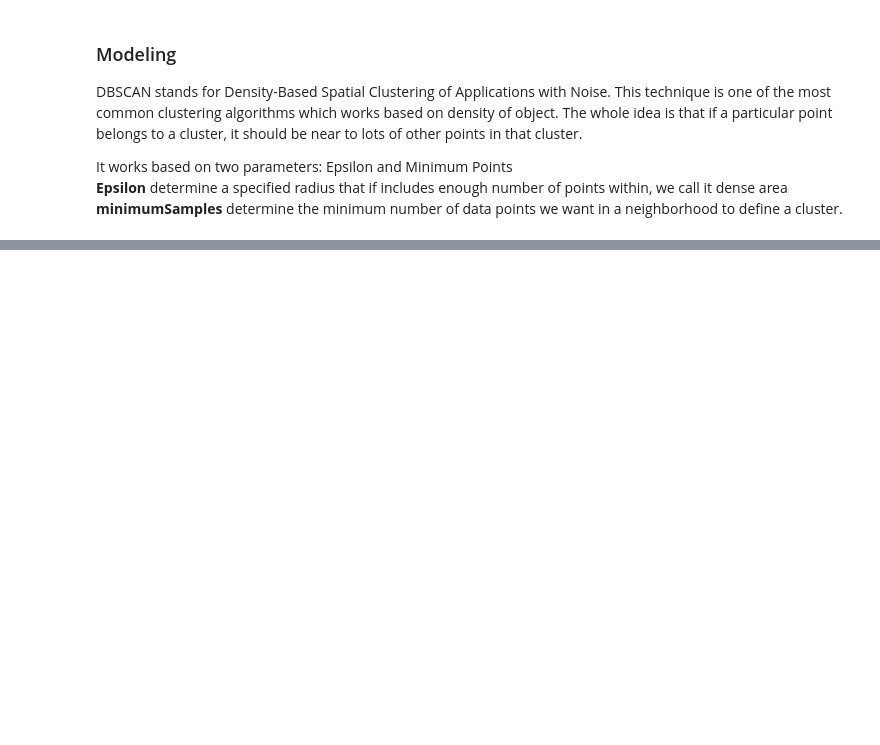
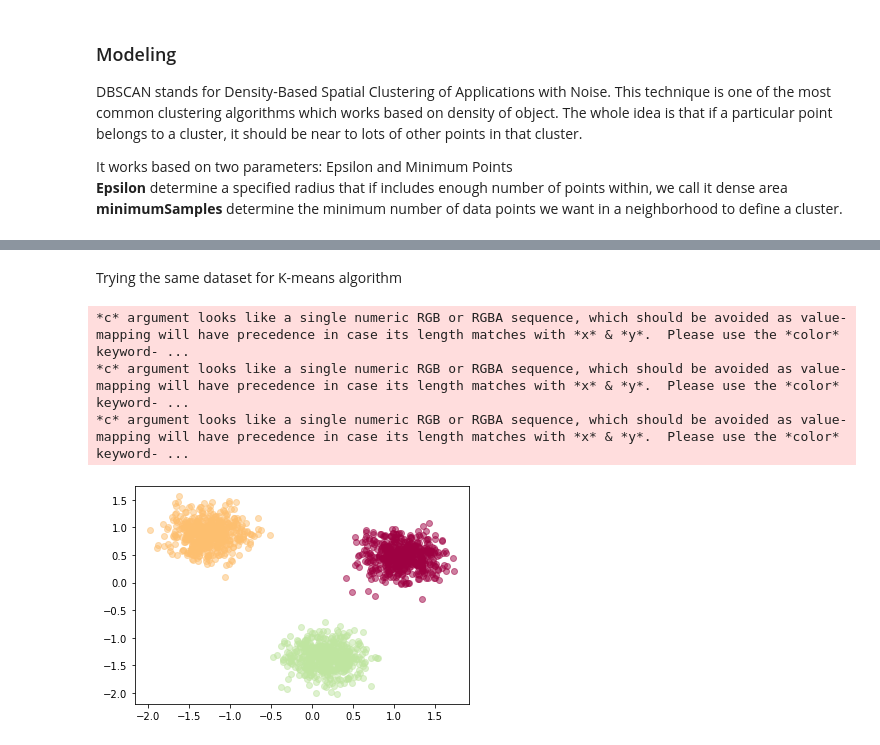
Before and after one commit to Harshie/MachineLearning, a Jupyter notebook: Clustering/DBSCAN clustering.ipynb, the cells around one changed output, grey strips where cells are left out. Drawn from its saved outputs; the diff is of its cells as text; code cells hidden in the pictures; blank space fills up the shorter version.

```diff
--- a/Clustering/DBSCAN clustering.ipynb
+++ b/Clustering/DBSCAN clustering.ipynb
@@ -46,0 +101,18 @@ It works based on two parameters: Epsilon and Minimum Points
+# %% [markdown]
+Trying the same dataset for K-means algorithm
+# %%
+from sklearn.cluster import KMeans
+k = 3
+k_means3 = KMeans(init = "k-means++", n_clusters = k, n_init = 12)
+k_means3.fit(X)
+fig = plt.figure(figsize=(6, 4))
+ax = fig.add_subplot(1, 1, 1)
+for k, col in zip(range(k), colors):
+    my_members = (k_means3.labels_ == k)
+    plt.scatter(X[my_members, 0], X[my_members, 1],  c=col, marker=u'o', alpha=0.5)
+plt.show()
+# %% [output]
+*c* argument looks like a single numeric RGB or RGBA sequence, which should be avoided as value-mapping will have precedence in case its length matches with *x* & *y*.  Please use the *color* keyword- ...
+*c* argument looks like a single numeric RGB or RGBA sequence, which should be avoided as value-mapping will have precedence in case its length matches with *x* & *y*.  Please use the *color* keyword- ...
+*c* argument looks like a single numeric RGB or RGBA sequence, which should be avoided as value-mapping will have precedence in case its length matches with *x* & *y*.  Please use the *color* keyword- ...
+[figure, added]
```
Also changed, not shown: parts of 26 cells of this notebook, 1 other file.
